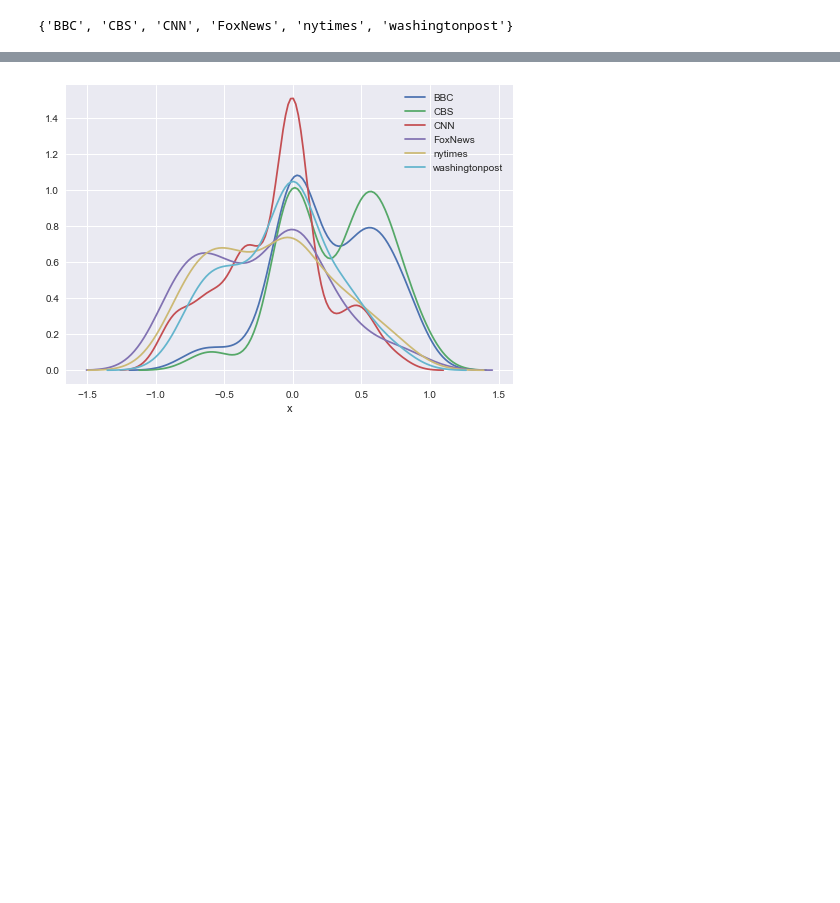
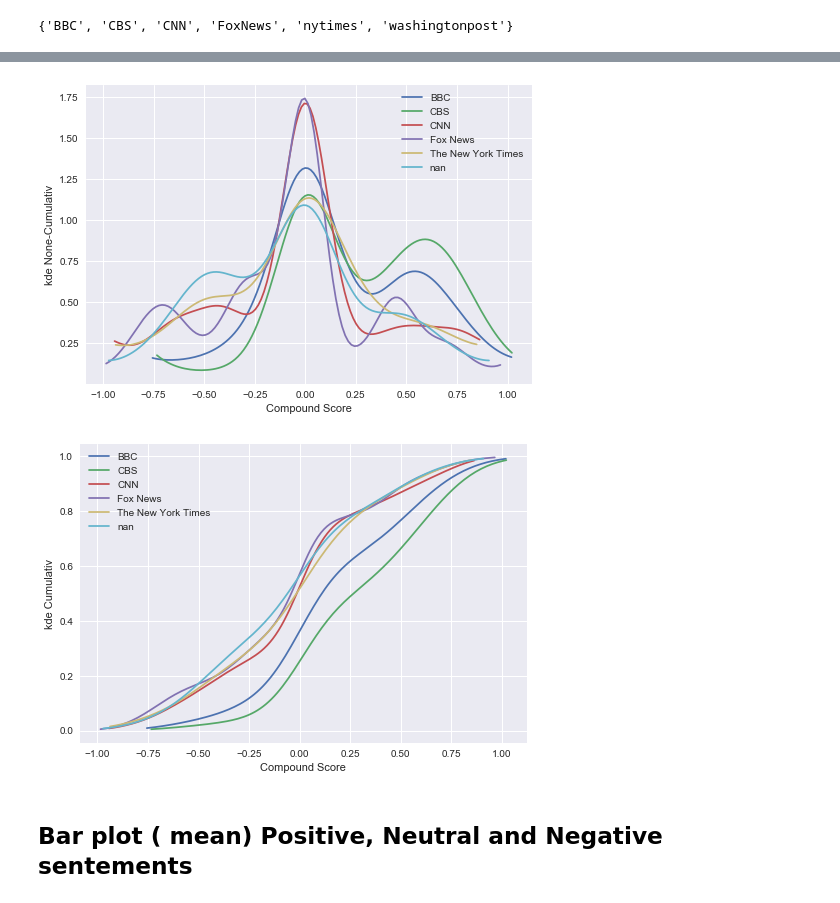
Before and after one commit to aerwemi/News-Mood-Sentiment-Analysis.Python, a Jupyter notebook: News Mood Sentiment Analysis -Python.ipynb, the cells around one changed output, grey strips where cells are left out. Drawn from its saved outputs; the diff is of its cells as text; code cells hidden in the pictures; blank space fills up the shorter version.

```diff
--- a/News Mood Sentiment Analysis -Python.ipynb
+++ b/News Mood Sentiment Analysis -Python.ipynb
@@ -219,7 +239,7 @@ def pol_df(news_outlet):
     return(pd.DataFrame(scores))
 # %%
 # create empty data frame
-cols=['News_outlet', 'Tweet_number', 'Date', 'Positive',  'Negative', 'Neutral', 'compound', 'Tweet']
+cols=['News_outlet', 'Tweet_number', 'Date', 'Positive',  'Negative', 'Neutral', 'Compound', 'Tweet']
 news_outlets_sentements = pd.DataFrame(columns=cols)
 # %%
 for news_outlet in news_outlets:
@@ -265,3 +287,6 @@ news_outlets_sentements.shape # should have number of rows - for this case study
 set(news_outlets_sentements['News_outlet'].tolist()) # check if all outlets are extracted and yes 6 of them
 # %% [output]
 {'BBC', 'CBS', 'CNN', 'FoxNews', 'nytimes', 'washingtonpost'}
+# %%
+# map the real name instd of screen name for proper labeling
+news_outlets_sentements['News_outlet'] = news_outlets_sentements['News_outlet'].map(real_name_dir)
@@ -268,2 +313,2 @@ set(news_outlets_sentements['News_outlet'].tolist()) # check if all outlets are
 # %%
-compund=news_outlets_sentements.pivot(index='Tweet_number', columns='News_outlet', values='compound')
+compund=news_outlets_sentements.pivot(index='Tweet_number', columns='News_outlet', values='Compound')
@@ -269,0 +317,11 @@ compund=news_outlets_sentements.pivot(index='Tweet_number', columns='News_outlet
+# %%
+news_outlets=real_name
+for news_outlet in news_outlets:
+    compund[news_outlet].sort_index(ascending=False).plot(marker = 'o', grid=True,style='-', ms=9, figsize=(20,8))
+    plt.legend(bbox_to_anchor=(1, 1.025))
+    plt.xlabel('Tweets Ago')
+    plt.ylabel('Tweet Polarity')
+    plt.title(f'Sentiment Polarity (Compound) Analysis of {news_outlet} Tweets')
+    plt.ylim(-1,1)
+
+    plt.show();
@@ -298,11 +365,23 @@ plt.show()
 # %%
 # create a histogram. By default it adds the kde (kernel density estimate)
 for i in news_outlets:
-    sns.kdeplot(compund[i])
-plt.xlabel('x')
+    sns.kdeplot(compund[i], shade=False, cut=0.5, cumulative=False)
+plt.xlabel('Compound Score')
+plt.ylabel('kde None-Cumulativ')
 plt.show()
+
+
+# create a histogram. By default it adds the kde (kernel density estimate)
+for i in news_outlets:
+    sns.kdeplot(compund[i], shade=False, cut=0.5, cumulative=True)
+plt.xlabel('Compound Score')
+plt.ylabel('kde Cumulativ')
+plt.show()
 # %% [output]
-[figure, old version]
+[figure, new version]
+[figure, added]
+# %% [markdown]
+## Bar plot ( mean) Positive, Neutral and Negative sentements
 # %%
 fig, axs = plt.subplots(ncols=3, figsize=(16,7), sharey=True)
 
```
Also changed, not shown: parts of 23 cells of this notebook.
